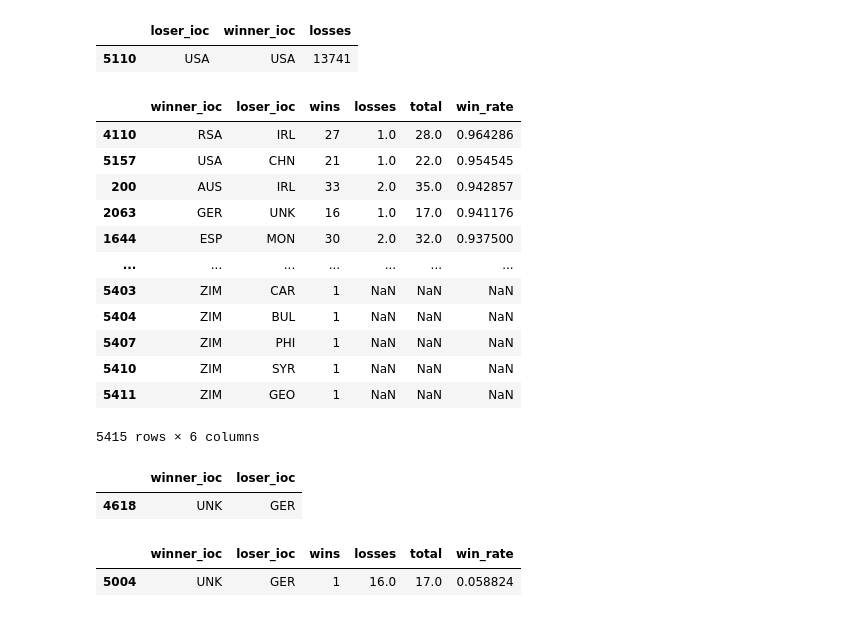
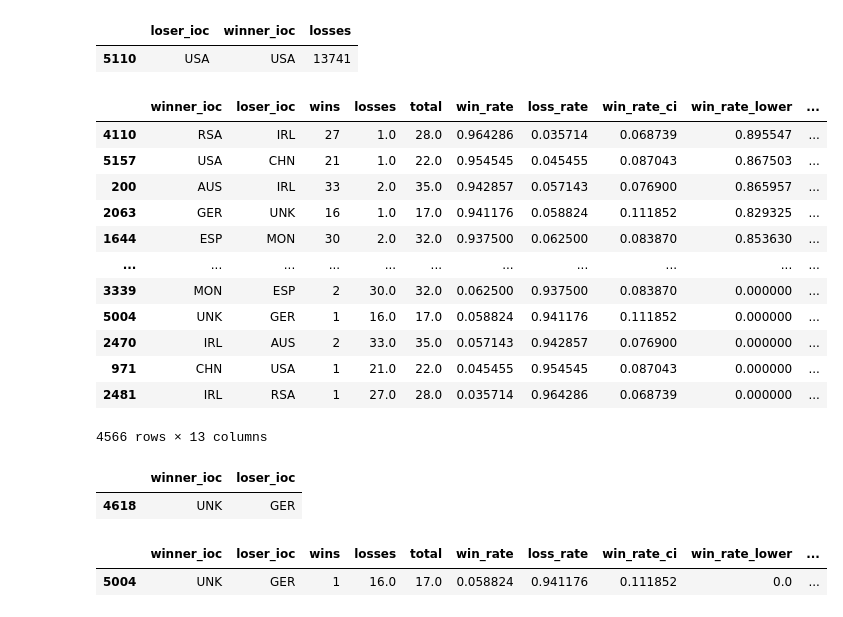
Before and after one commit to turulix/BI_Projekt, a Jupyter notebook: Frage 1.ipynb, the cells around one changed output. Saved outputs shown, nothing was run; the diff lists cells and outputs as text; code cells hidden in the pictures.

Commit message:
Aufgabe 1 Done

```diff
--- a/Frage 1.ipynb
+++ b/Frage 1.ipynb
@@ -21,7 +21,8 @@ matches
 188161 rows × 49 columns
 # %%
 match_lineups: pd.DataFrame = matches.loc[:, ["winner_ioc", "loser_ioc"]]
-match_lineups.dropna(inplace=True) # Not all matches have a loser for some reason
+match_lineups.dropna(
+    inplace=True)  # Nicht alle Spiele haben einen Gewinner und Verlierer, da z.B. Spiele abgebrochen werden
 match_lineups.count()
 # %% [output]
 winner_ioc    188085
@@ -68,26 +69,52 @@ display(loss_count.loc[(loss_count["loser_ioc"] == "USA") & (loss_count["winner_
 |  | loser_ioc | winner_ioc | losses |
 | 5110 | USA | USA | 13741 |
 # %%
-win_counts["losses"] = win_counts.merge(loss_count, how="left", left_on=["winner_ioc", "loser_ioc"], right_on=["loser_ioc", "winner_ioc"])["losses"]
+win_counts["losses"] = \
+win_counts.merge(loss_count, how="left", left_on=["winner_ioc", "loser_ioc"], right_on=["loser_ioc", "winner_ioc"])[
+    "losses"]
+win_counts["losses"].fillna(0, inplace=True)
 win_counts["total"] = win_counts["wins"] + win_counts["losses"]
 win_counts["win_rate"] = win_counts["wins"] / win_counts["total"]
-# win_counts = win_counts.loc[win_counts["total"] > 500]
+win_counts["loss_rate"] = 1 - win_counts["win_rate"]
+
+# Calculate the confidence interval for the win rate. This is done using the Wilson score interval
+# https://en.wikipedia.org/wiki/Binomial_proportion_confidence_interval#Wilson_score_interval
+win_counts["win_rate_ci"] = 1.96 * np.sqrt(
+    (win_counts["win_rate"] * (1 - win_counts["win_rate"])) / win_counts["total"])
+win_counts["win_rate_lower"] = win_counts["win_rate"] - win_counts["win_rate_ci"]
+win_counts["win_rate_upper"] = win_counts["win_rate"] + win_counts["win_rate_ci"]
+
+win_counts["loss_rate_ci"] = 1.96 * np.sqrt(
+    (win_counts["loss_rate"] * (1 - win_counts["loss_rate"])) / win_counts["total"])
+win_counts["loss_rate_lower"] = win_counts["loss_rate"] - win_counts["loss_rate_ci"]
+win_counts["loss_rate_upper"] = win_counts["loss_rate"] + win_counts["loss_rate_ci"]
+
+# Clip the confidence interval to 0 and 1
+win_counts["win_rate_lower"] = win_counts["win_rate_lower"].clip(lower=0)
+win_counts["win_rate_upper"] = win_counts["win_rate_upper"].clip(upper=1)
+win_counts["loss_rate_lower"] = win_counts["loss_rate_lower"].clip(lower=0)
+win_counts["loss_rate_upper"] = win_counts["loss_rate_upper"].clip(upper=1)
+
+# Remove extreme values
+win_counts = win_counts.loc[(win_counts["win_rate_ci"] != 0)]
+win_counts = win_counts.loc[(win_counts["loss_rate_ci"] != 0)]
+
 win_counts.sort_values(by="win_rate", ascending=False, inplace=True)
 win_counts
 # %% [output]
-|  | winner_ioc | loser_ioc | wins | losses | total | win_rate |
-| 4110 | RSA | IRL | 27 | 1.0 | 28.0 | 0.964286 |
-| 5157 | USA | CHN | 21 | 1.0 | 22.0 | 0.954545 |
-| 200 | AUS | IRL | 33 | 2.0 | 35.0 | 0.942857 |
-| 2063 | GER | UNK | 16 | 1.0 | 17.0 | 0.941176 |
-| 1644 | ESP | MON | 30 | 2.0 | 32.0 | 0.937500 |
-| ... | ... | ... | ... | ... | ... | ... |
-| 5403 | ZIM | CAR | 1 | NaN | NaN | NaN |
-| 5404 | ZIM | BUL | 1 | NaN | NaN | NaN |
-| 5407 | ZIM | PHI | 1 | NaN | NaN | NaN |
-| 5410 | ZIM | SYR | 1 | NaN | NaN | NaN |
-| 5411 | ZIM | GEO | 1 | NaN | NaN | NaN |
+|  | winner_ioc | loser_ioc | wins | losses | total | win_rate | loss_rate | win_rate_ci | win_rate_lower | ... |
+| 4110 | RSA | IRL | 27 | 1.0 | 28.0 | 0.964286 | 0.035714 | 0.068739 | 0.895547 | ... |
+| 5157 | USA | CHN | 21 | 1.0 | 22.0 | 0.954545 | 0.045455 | 0.087043 | 0.867503 | ... |
+| 200 | AUS | IRL | 33 | 2.0 | 35.0 | 0.942857 | 0.057143 | 0.076900 | 0.865957 | ... |
+| 2063 | GER | UNK | 16 | 1.0 | 17.0 | 0.941176 | 0.058824 | 0.111852 | 0.829325 | ... |
+| 1644 | ESP | MON | 30 | 2.0 | 32.0 | 0.937500 | 0.062500 | 0.083870 | 0.853630 | ... |
+| ... | ... | ... | ... | ... | ... | ... | ... | ... | ... | ... |
+| 3339 | MON | ESP | 2 | 30.0 | 32.0 | 0.062500 | 0.937500 | 0.083870 | 0.000000 | ... |
+| 5004 | UNK | GER | 1 | 16.0 | 17.0 | 0.058824 | 0.941176 | 0.111852 | 0.000000 | ... |
+| 2470 | IRL | AUS | 2 | 33.0 | 35.0 | 0.057143 | 0.942857 | 0.076900 | 0.000000 | ... |
+| 971 | CHN | USA | 1 | 21.0 | 22.0 | 0.045455 | 0.954545 | 0.087043 | 0.000000 | ... |
+| 2481 | IRL | RSA | 1 | 27.0 | 28.0 | 0.035714 | 0.964286 | 0.068739 | 0.000000 | ... |
-5415 rows × 6 columns
+4566 rows × 13 columns
 # %%
 match_lineups.loc[(match_lineups["winner_ioc"] == "UNK") & (match_lineups["loser_ioc"] == "GER")]
 # %% [output]
@@ -96,6 +123,6 @@ match_lineups.loc[(match_lineups["winner_ioc"] == "UNK") & (match_lineups["loser
 # %%
 win_counts.loc[(win_counts["winner_ioc"] == "UNK") & (win_counts["loser_ioc"] == "GER")]
 # %% [output]
-|  | winner_ioc | loser_ioc | wins | losses | total | win_rate |
-| 5004 | UNK | GER | 1 | 16.0 | 17.0 | 0.058824 |
+|  | winner_ioc | loser_ioc | wins | losses | total | win_rate | loss_rate | win_rate_ci | win_rate_lower | ... |
+| 5004 | UNK | GER | 1 | 16.0 | 17.0 | 0.058824 | 0.941176 | 0.111852 | 0.0 | ... |
 # %%
```
Also changed, not shown: parts of 10 cells of this notebook, 3 other files.
